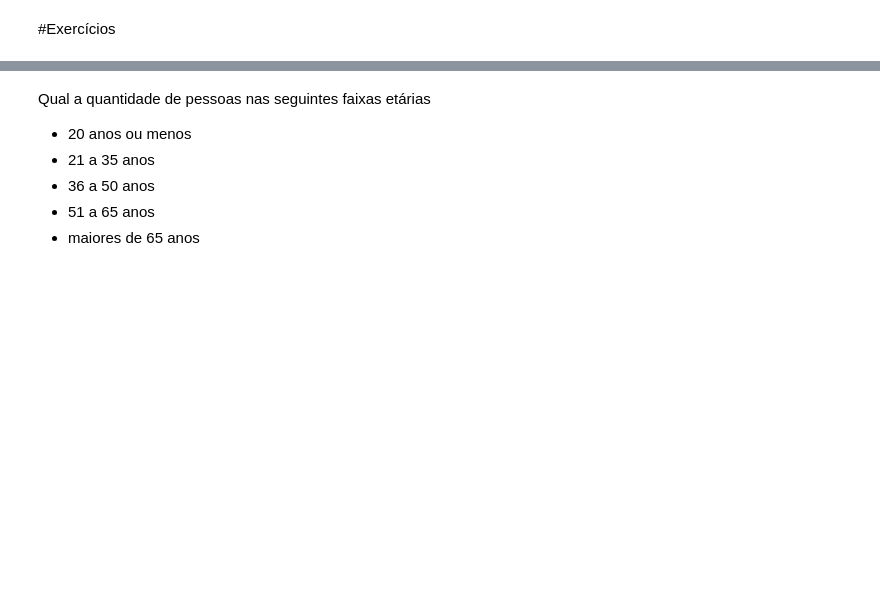
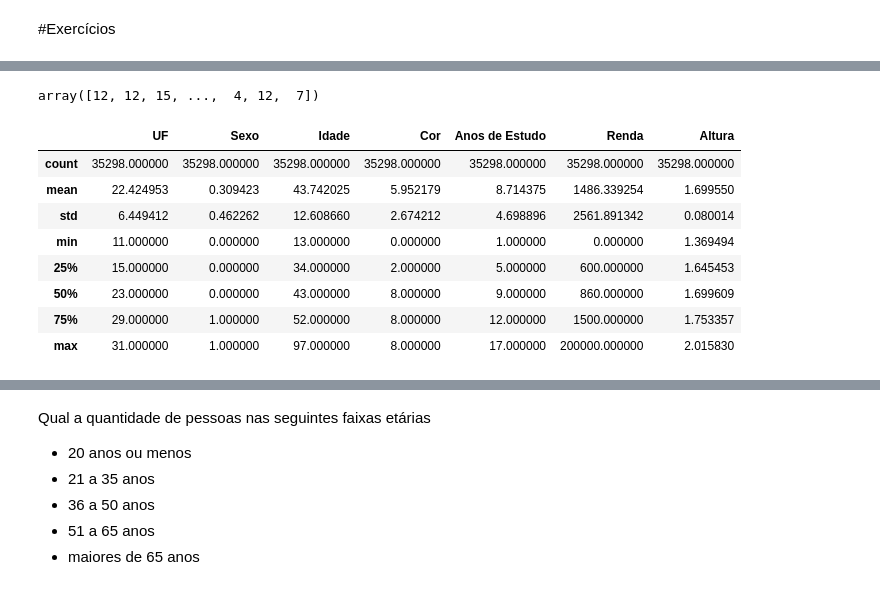
Before and after one commit to AndressaMattos/Engenharia_Dados_Growdev, a Jupyter notebook: Atividade_Analise_dados_Pandas_Semana_01.ipynb, the cells around one changed output, grey strips where cells are left out. Drawn from its saved outputs; the diff is of its cells as text; code cells hidden in the pictures; blank space fills up the shorter version.

```diff
--- a/Atividade_Analise_dados_Pandas_Semana_01.ipynb
+++ b/Atividade_Analise_dados_Pandas_Semana_01.ipynb
@@ -24,0 +28,3 @@ Os dados podem representar informações relevantes e reveladoras sobre a distri
+# %%
+#lendo arquivo após upload na sessão do colab
+df_pesquisa = pd.read_csv('dados.csv')
@@ -24,0 +75,18 @@ Os dados podem representar informações relevantes e reveladoras sobre a distri
+# %%
+#Verificando dados de uma coluna especifica
+df_pesquisa['Anos de Estudo'].values
+# %% [output]
+array([12, 12, 15, ...,  4, 12,  7])
+# %%
+#testando o describe
+df_pesquisa.describe()
+# %% [output]
+|  | UF | Sexo | Idade | Cor | Anos de Estudo | Renda | Altura |
+| count | 35298.000000 | 35298.000000 | 35298.000000 | 35298.000000 | 35298.000000 | 35298.000000 | 35298.000000 |
+| mean | 22.424953 | 0.309423 | 43.742025 | 5.952179 | 8.714375 | 1486.339254 | 1.699550 |
+| std | 6.449412 | 0.462262 | 12.608660 | 2.674212 | 4.698896 | 2561.891342 | 0.080014 |
+| min | 11.000000 | 0.000000 | 13.000000 | 0.000000 | 1.000000 | 0.000000 | 1.369494 |
+| 25% | 15.000000 | 0.000000 | 34.000000 | 2.000000 | 5.000000 | 600.000000 | 1.645453 |
+| 50% | 23.000000 | 0.000000 | 43.000000 | 8.000000 | 9.000000 | 860.000000 | 1.699609 |
+| 75% | 29.000000 | 1.000000 | 52.000000 | 8.000000 | 12.000000 | 1500.000000 | 1.753357 |
+| max | 31.000000 | 1.000000 | 97.000000 | 8.000000 | 17.000000 | 200000.000000 | 2.015830 |
```
Also changed, not shown: parts of 17 cells of this notebook.
